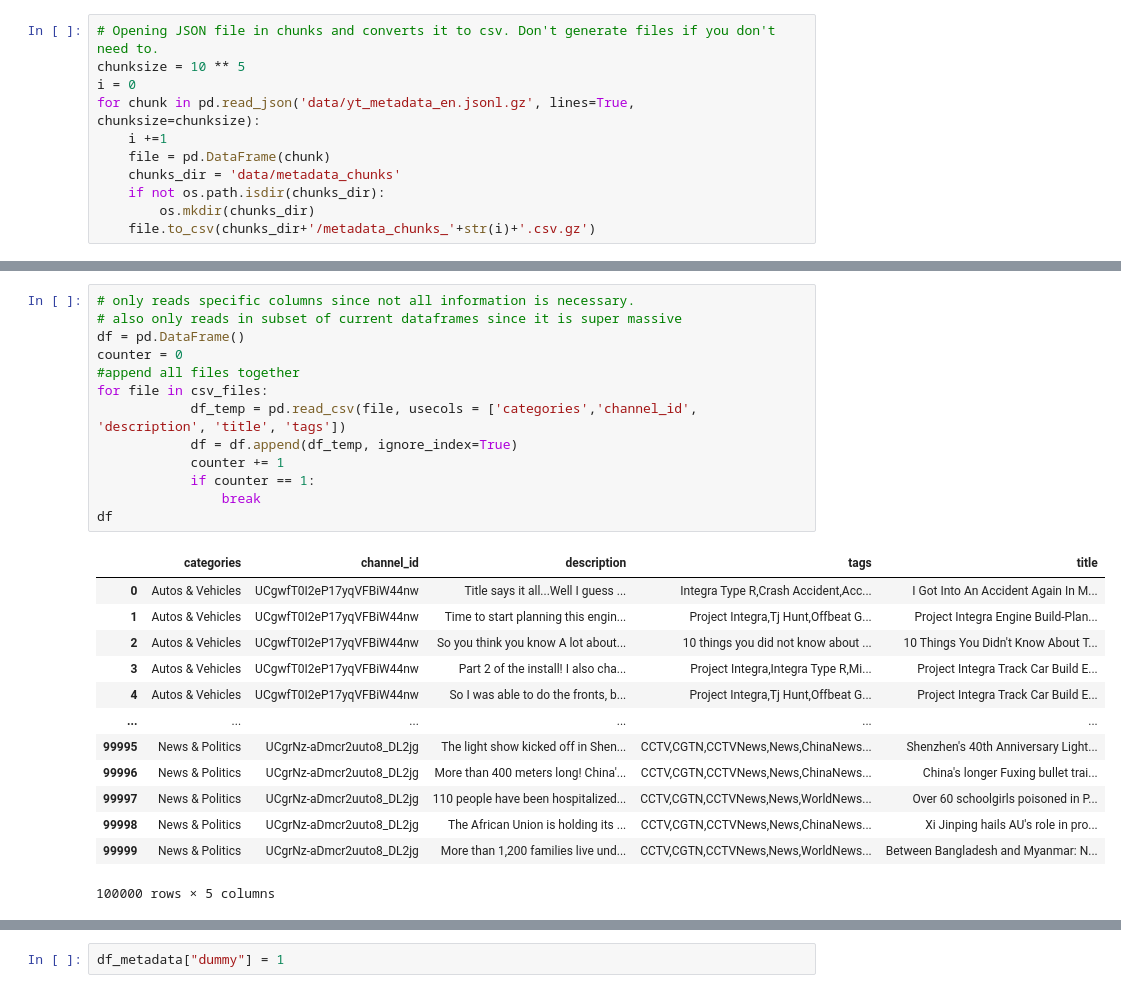
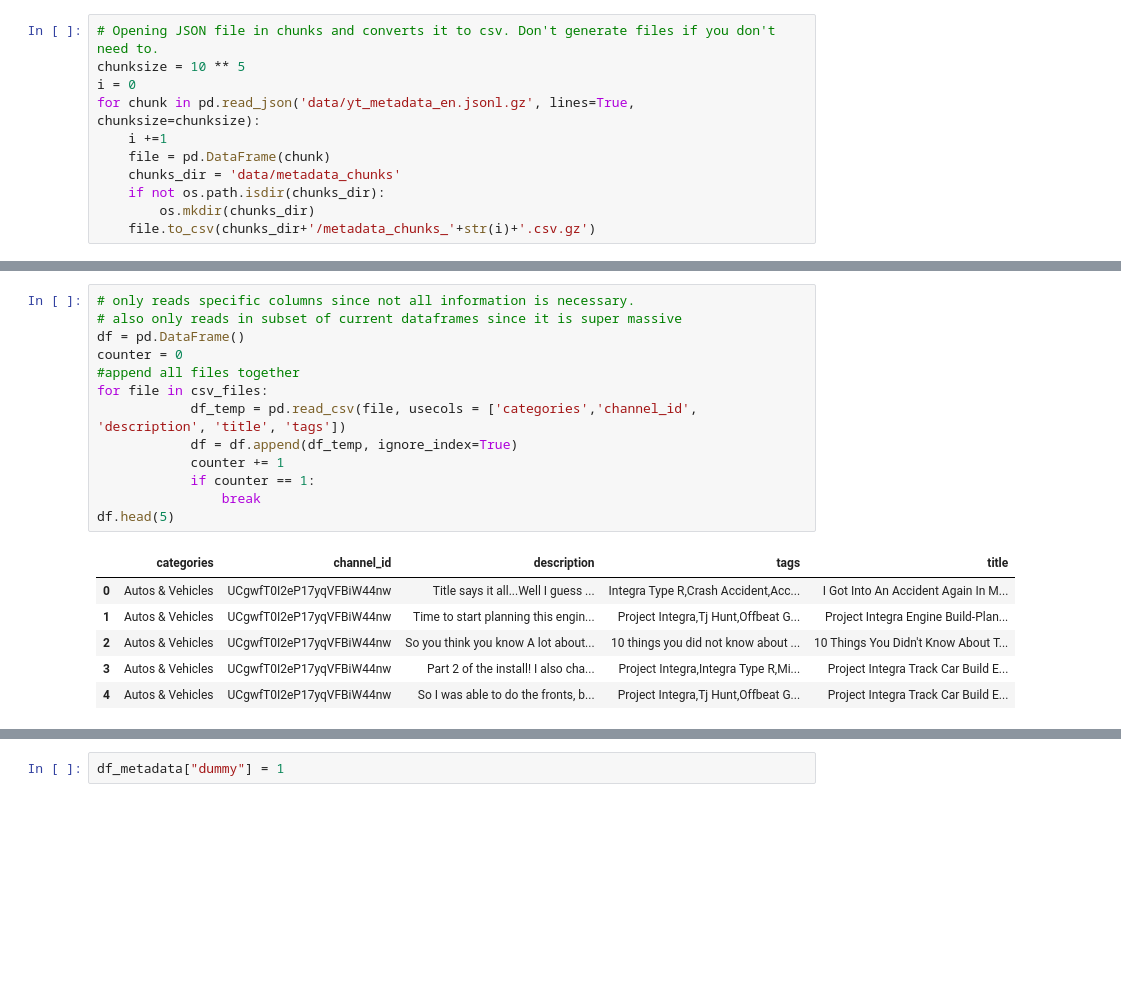
Before and after one commit to epfl-ada/ada-2022-project-chromegoldfish, a Jupyter notebook: exploration_arben.ipynb, the cells around one changed output, grey strips where cells are left out. Drawn from its saved outputs; the diff is of its cells as text; blank space fills up the shorter version.

```diff
--- a/exploration_arben.ipynb
+++ b/exploration_arben.ipynb
@@ -343,29 +324,22 @@ csv_files
 # %%
 # only reads specific columns since not all information is necessary.
 # also only reads in subset of current dataframes since it is super massive
 df = pd.DataFrame()
 counter = 0
 #append all files together
 for file in csv_files:
             df_temp = pd.read_csv(file, usecols = ['categories','channel_id', 'description', 'title', 'tags'])
             df = df.append(df_temp, ignore_index=True)
             counter += 1
             if counter == 1:
                 break
-df
+df.head(5)
 # %% [output]
 |  | categories | channel_id | description | tags | title |
 | 0 | Autos & Vehicles | UCgwfT0I2eP17yqVFBiW44nw | Title says it all...Well I guess ... | Integra Type R,Crash Accident,Acc... | I Got Into An Accident Again In M... |
 | 1 | Autos & Vehicles | UCgwfT0I2eP17yqVFBiW44nw | Time to start planning this engin... | Project Integra,Tj Hunt,Offbeat G... | Project Integra Engine Build-Plan... |
 | 2 | Autos & Vehicles | UCgwfT0I2eP17yqVFBiW44nw | So you think you know A lot about... | 10 things you did not know about ... | 10 Things You Didn't Know About T... |
 | 3 | Autos & Vehicles | UCgwfT0I2eP17yqVFBiW44nw | Part 2 of the install! I also cha... | Project Integra,Integra Type R,Mi... | Project Integra Track Car Build E... |
 | 4 | Autos & Vehicles | UCgwfT0I2eP17yqVFBiW44nw | So I was able to do the fronts, b... | Project Integra,Tj Hunt,Offbeat G... | Project Integra Track Car Build E... |
-| ... | ... | ... | ... | ... | ... |
-| 99995 | News & Politics | UCgrNz-aDmcr2uuto8_DL2jg | The light show kicked off in Shen... | CCTV,CGTN,CCTVNews,News,ChinaNews... | Shenzhen's 40th Anniversary Light... |
-| 99996 | News & Politics | UCgrNz-aDmcr2uuto8_DL2jg | More than 400 meters long! China'... | CCTV,CGTN,CCTVNews,News,ChinaNews... | China's longer Fuxing bullet trai... |
-| 99997 | News & Politics | UCgrNz-aDmcr2uuto8_DL2jg | 110 people have been hospitalized... | CCTV,CGTN,CCTVNews,News,WorldNews... | Over 60 schoolgirls poisoned in P... |
-| 99998 | News & Politics | UCgrNz-aDmcr2uuto8_DL2jg | The African Union is holding its ... | CCTV,CGTN,CCTVNews,News,ChinaNews... | Xi Jinping hails AU's role in pro... |
-| 99999 | News & Politics | UCgrNz-aDmcr2uuto8_DL2jg | More than 1,200 families live und... | CCTV,CGTN,CCTVNews,News,WorldNews... | Between Bangladesh and Myanmar: N... |
-100000 rows × 5 columns
 # %%
 # removes duplicates of videos
```
Also changed, not shown: parts of 4 cells of this notebook.
